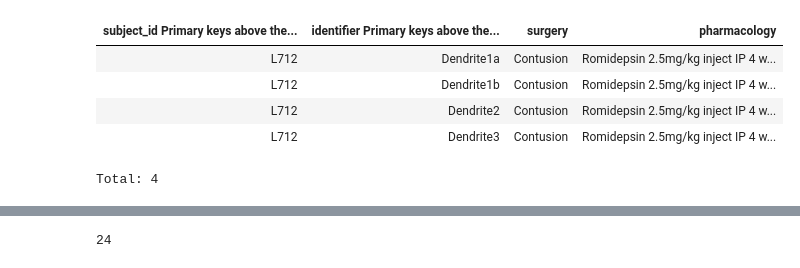
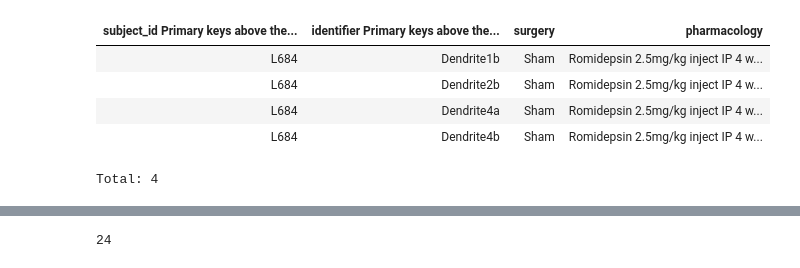
Before and after one commit to MarikeReimer/BlenderApp, a Jupyter notebook: TestAddon/Disc1Display.ipynb, the cells around one changed output, grey strips where cells are left out. Drawn from its saved outputs; the diff is of its cells as text; code cells hidden in the pictures.

```diff
--- a/TestAddon/Disc1Display.ipynb
+++ b/TestAddon/Disc1Display.ipynb
@@ -191,13 +193,13 @@ mouse.drop()
 mouse*session
 # %%
 #Check if a specific subject loaded
-session & 'subject_id = "L712"'
+session & 'subject_id = "L684"'
 # %% [output]
 | subject_id Primary keys above the... | identifier Primary keys above the... | surgery | pharmacology |
-| L712 | Dendrite1a | Contusion | Romidepsin 2.5mg/kg inject IP 4 w... |
-| L712 | Dendrite1b | Contusion | Romidepsin 2.5mg/kg inject IP 4 w... |
-| L712 | Dendrite2 | Contusion | Romidepsin 2.5mg/kg inject IP 4 w... |
-| L712 | Dendrite3 | Contusion | Romidepsin 2.5mg/kg inject IP 4 w... |
+| L684 | Dendrite1b | Sham | Romidepsin 2.5mg/kg inject IP 4 w... |
+| L684 | Dendrite2b | Sham | Romidepsin 2.5mg/kg inject IP 4 w... |
+| L684 | Dendrite4a | Sham | Romidepsin 2.5mg/kg inject IP 4 w... |
+| L684 | Dendrite4b | Sham | Romidepsin 2.5mg/kg inject IP 4 w... |
 Total: 4
 # %%
 #Delete a Subject with an identifier - use after failing QA on a Blender file
```
Also changed, not shown: parts of 8 cells of this notebook, 3 other files.
